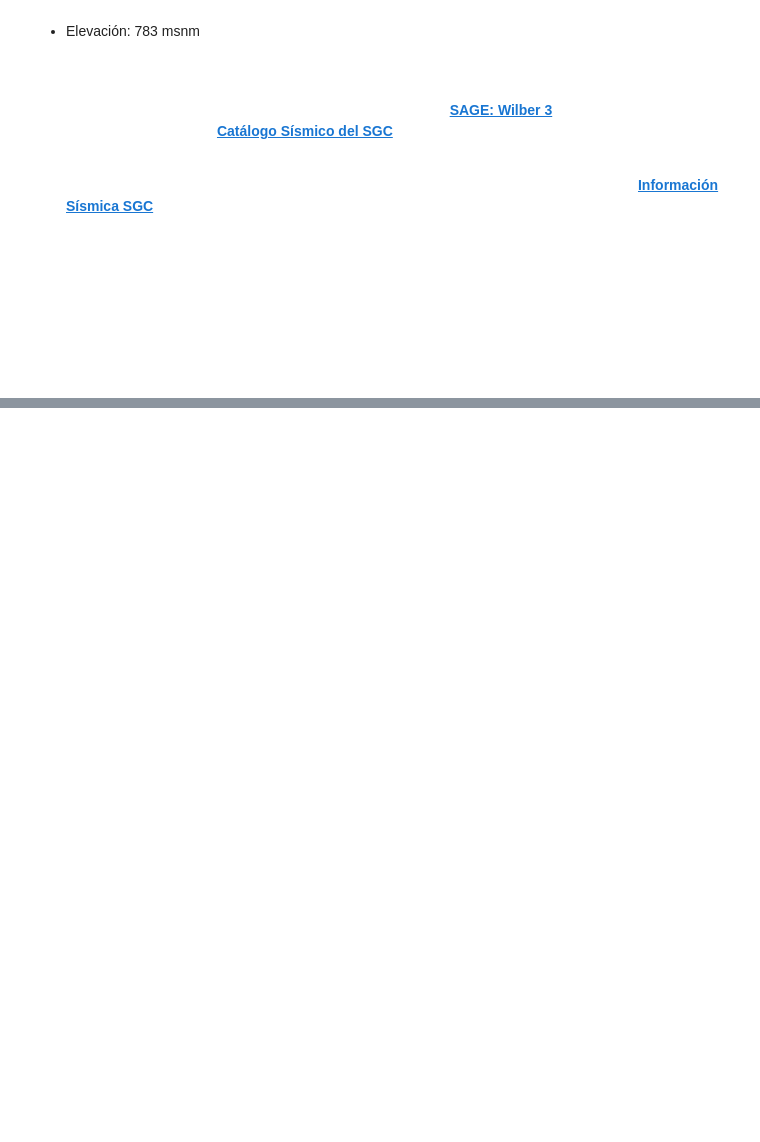
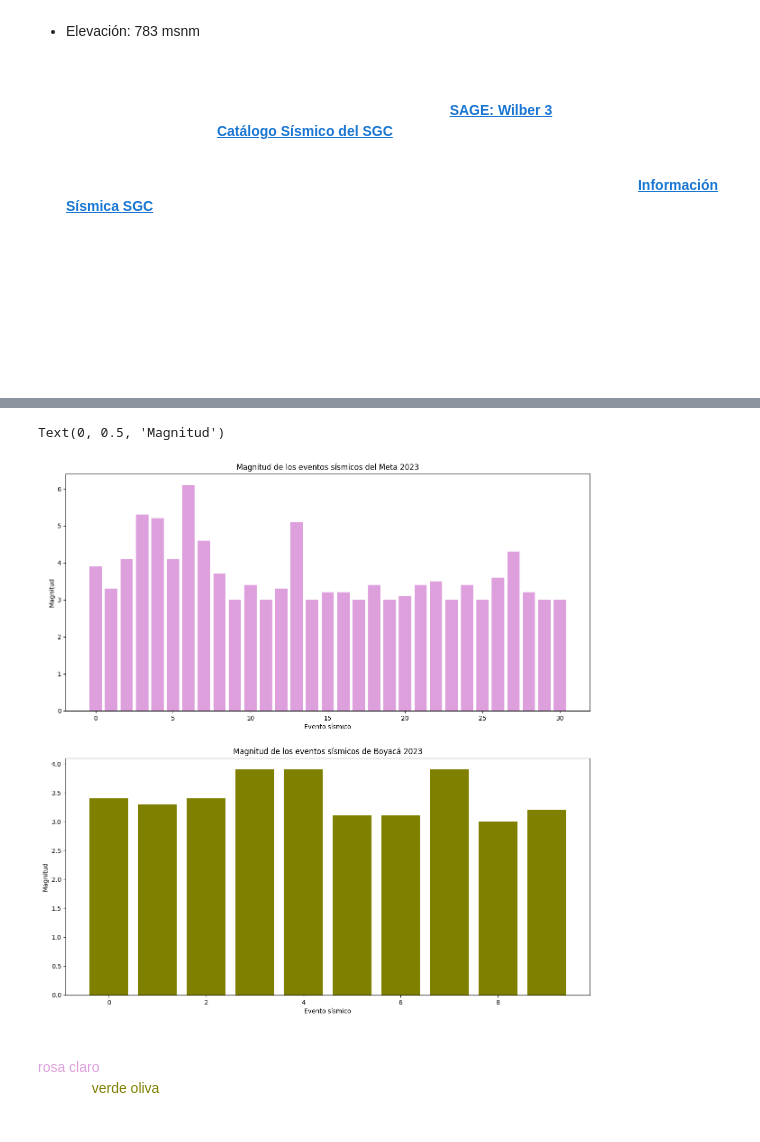
Before and after one commit to angiedch/Geocomputo, a Jupyter notebook: Avance_Proyecto.ipynb, the cells around one changed output, grey strips where cells are left out. Cells and saved outputs as stored; diff of their text form; code cells hidden in the pictures; blank space fills up the shorter version.

```diff
--- a/Avance_Proyecto.ipynb
+++ b/Avance_Proyecto.ipynb
@@ -58,2 +170,21 @@ $$ a = \dfrac{dv}{dt} $$
+# %%
+fig, (ax1, ax) = plt.subplots(2, 1, figsize = (15,15))
+
+scat= ax.bar(np.arange(0, len(boya)), boya['Mag.'], color= 'olive')
+ax.set_title('Magnitud de los eventos sísmicos de Boyacá 2023')
+ax.set_xlabel('Evento sísmico')
+ax.set_ylabel('Magnitud')
+
+
+
+scat1= ax1.bar(np.arange(0, len(meta)), meta['Mag.'], color= 'plum')
+ax1.set_title('Magnitud de los eventos sísmicos del Meta 2023')
+ax1.set_xlabel('Evento sísmico')
+ax1.set_ylabel('Magnitud')
+# %% [output]
+Text(0, 0.5, 'Magnitud')
+[figure, added]
+# %% [markdown]
+<font color='white'>Figura 3.Muestra un primer histograma con la magnitud de los sismos registrados para el Meta en 2023 en <font color='plum'> rosa claro<font color='white'>. El segundo histograma muestra esta misma información para el Departamente de Boyacá en 2023, en color <font color='olive'> verde oliva<font color='white'>. Para el Meta, no solo se dieron más eventos sísmicos sino que abarcan magnitudes mayores que los de Boyacá.
 # %% [markdown]
 ## <font color='cornflowerblue'>Referencias
```
Also changed, not shown: parts of 13 cells of this notebook, 2 other files.
